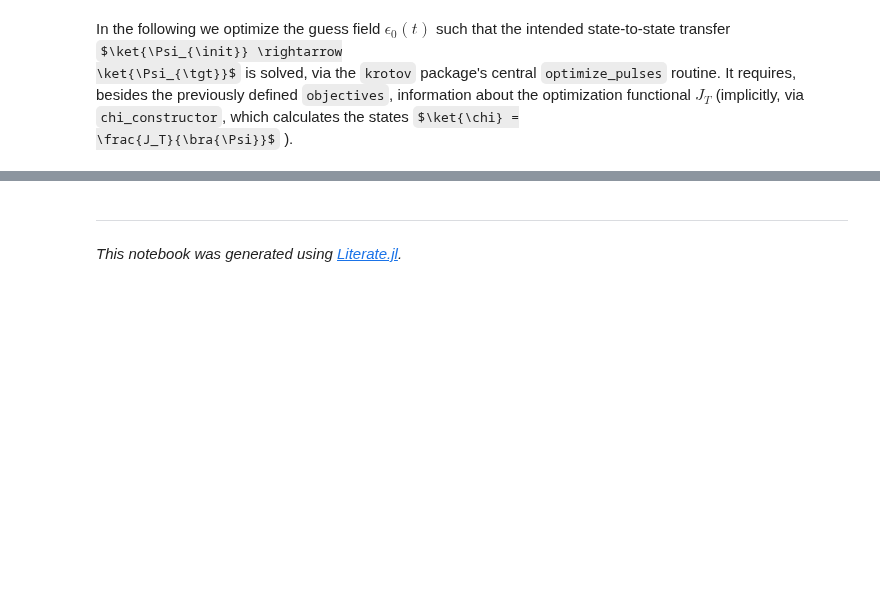
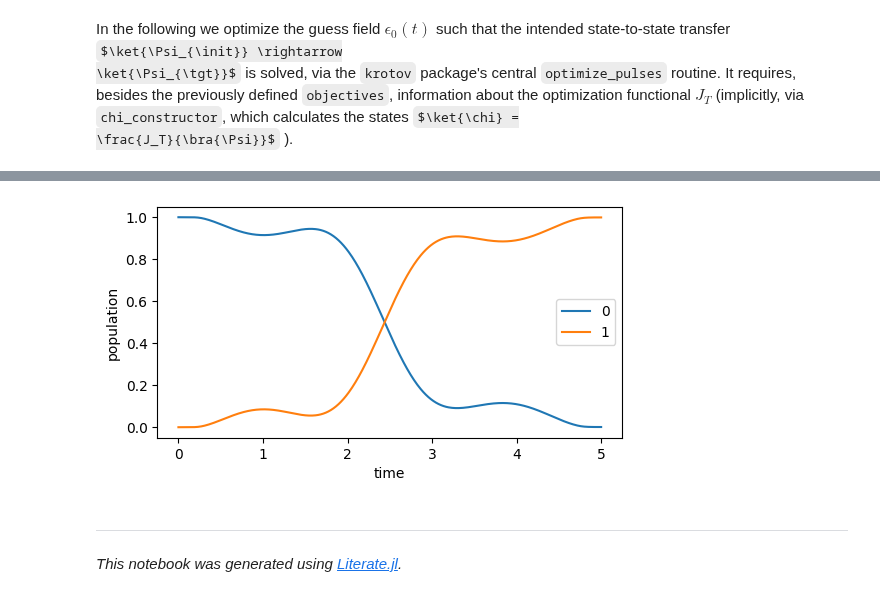
Before and after one commit to JuliaQuantumControl/Krotov.jl, a Jupyter notebook: dev/examples/simple_state_to_state.ipynb, the cells around one changed output, grey strips where cells are left out. Saved outputs shown, nothing was run; the diff lists cells and outputs as text; code cells hidden in the pictures; some formulas as TeX source; blank space fills up the shorter version.

```diff
--- a/dev/examples/simple_state_to_state.ipynb
+++ b/dev/examples/simple_state_to_state.ipynb
@@ -184,3 +253,7 @@ Krotov Optimization Result
+# %%
+plot_population(opt_dynamics[1,:], opt_dynamics[2,:], tlist)
+# %% [output]
+[figure, added]
 # %% [markdown]
 ---
 
```
Also changed, not shown: parts of 16 cells of this notebook, 9 other files.
